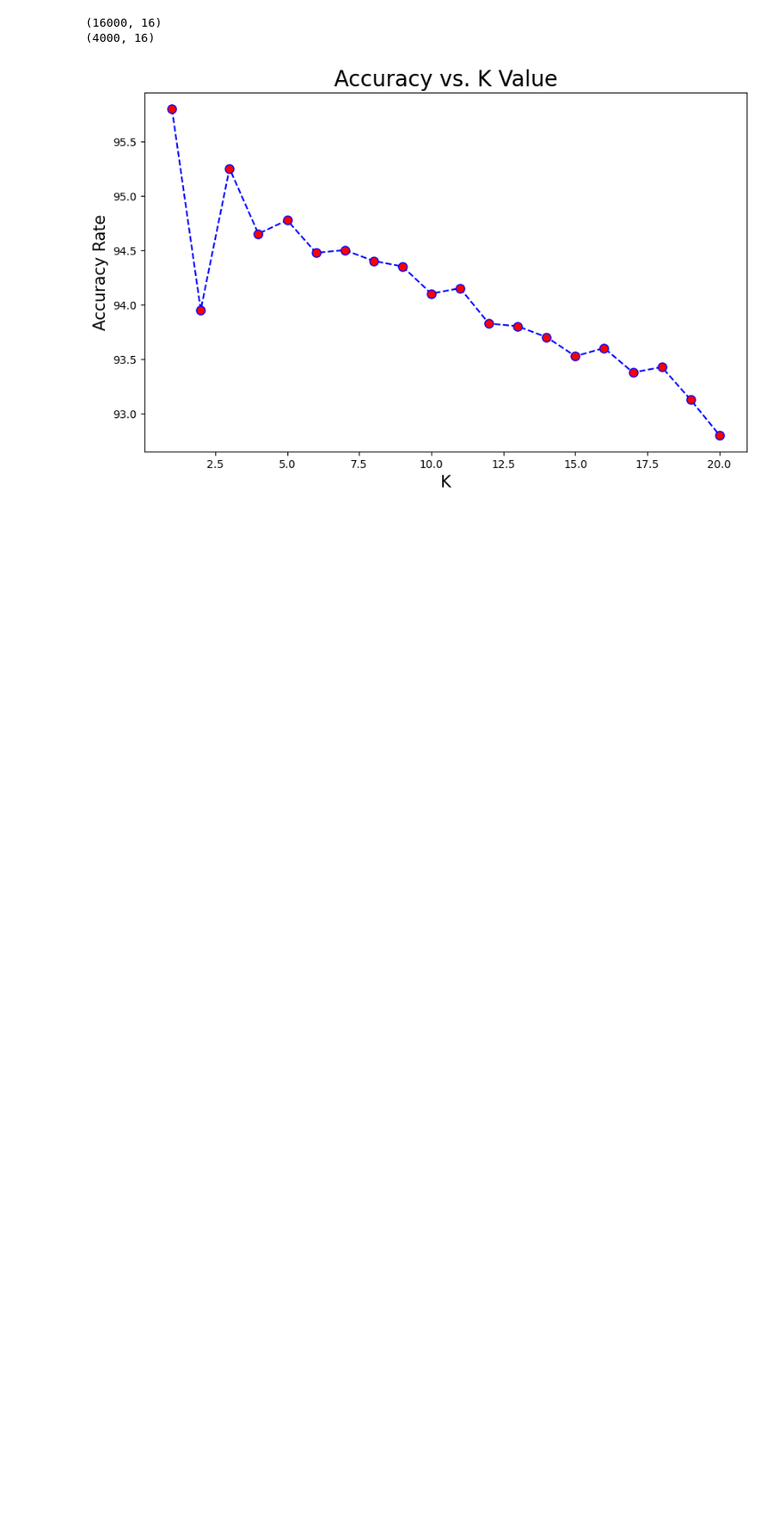
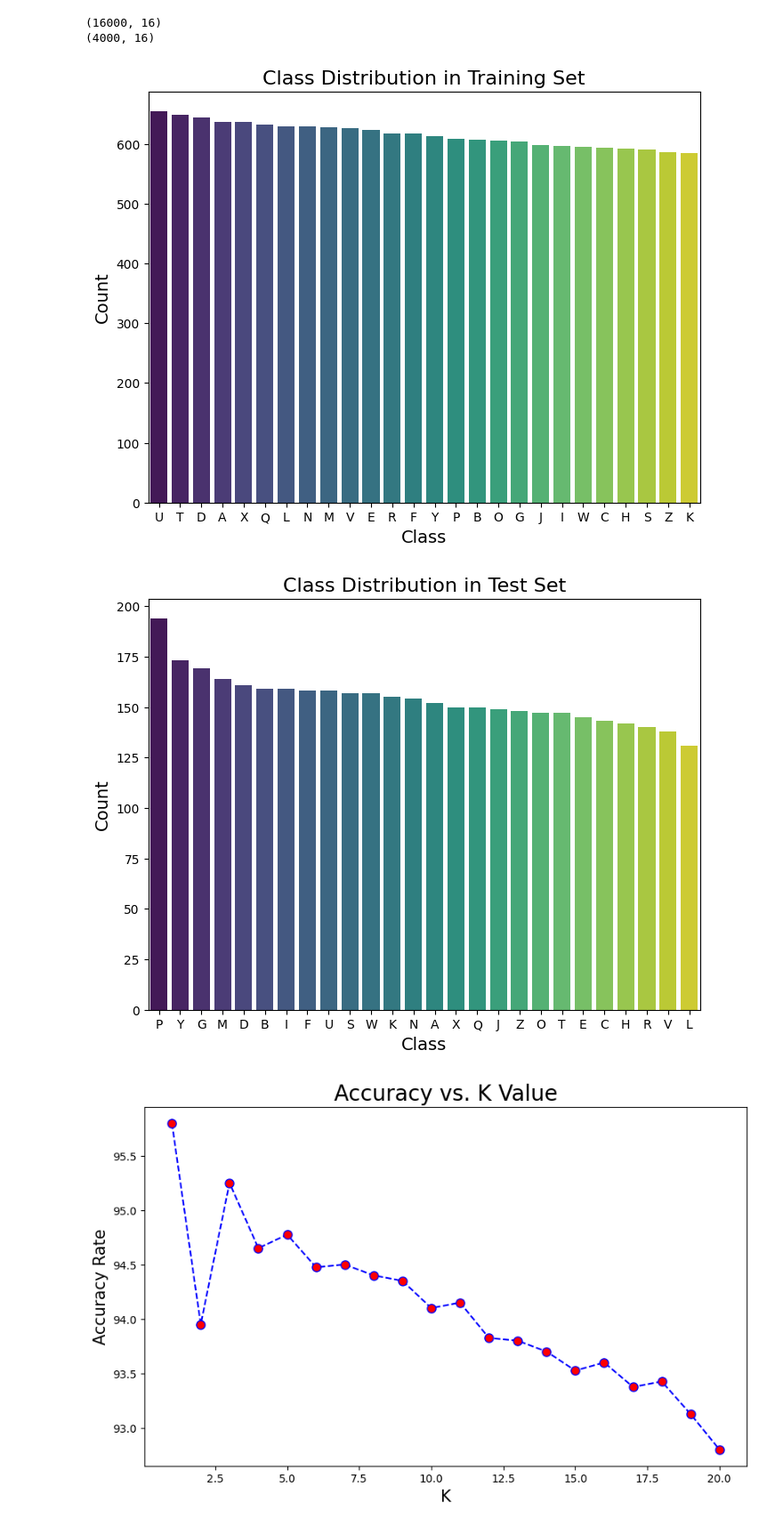
Before and after one commit to opaciorkowski/pro1d-project, a Jupyter notebook: PRO PROJECT/Project.ipynb, the cells around one changed output. Shown at 89% size. Cells and saved outputs as stored; diff of their text form; code cells hidden in the pictures; blank space fills up the shorter version.

```diff
--- a/PRO PROJECT/Project.ipynb
+++ b/PRO PROJECT/Project.ipynb
@@ -149,6 +165,23 @@ print(X_test.shape)
 # %% [output]
 (16000, 16)
 (4000, 16)
+# %%
+plt.figure(figsize=(8, 6))
+sns.countplot(x='class', data=train, order=train['class'].value_counts().index, palette='viridis')
+plt.title('Class Distribution in Training Set', fontsize=16)
+plt.xlabel('Class', fontsize=14)
+plt.ylabel('Count', fontsize=14)
+plt.show()
+
+plt.figure(figsize=(8, 6))
+sns.countplot(x='class', data=test, order=test['class'].value_counts().index, palette='viridis')
+plt.title('Class Distribution in Test Set', fontsize=16)
+plt.xlabel('Class', fontsize=14)
+plt.ylabel('Count', fontsize=14)
+plt.show()
+# %% [output]
+[figure, added]
+[figure, added]
 # %%
 #KNN
 acc_rate = []
```
Also changed, not shown: parts of 3 cells of this notebook.
